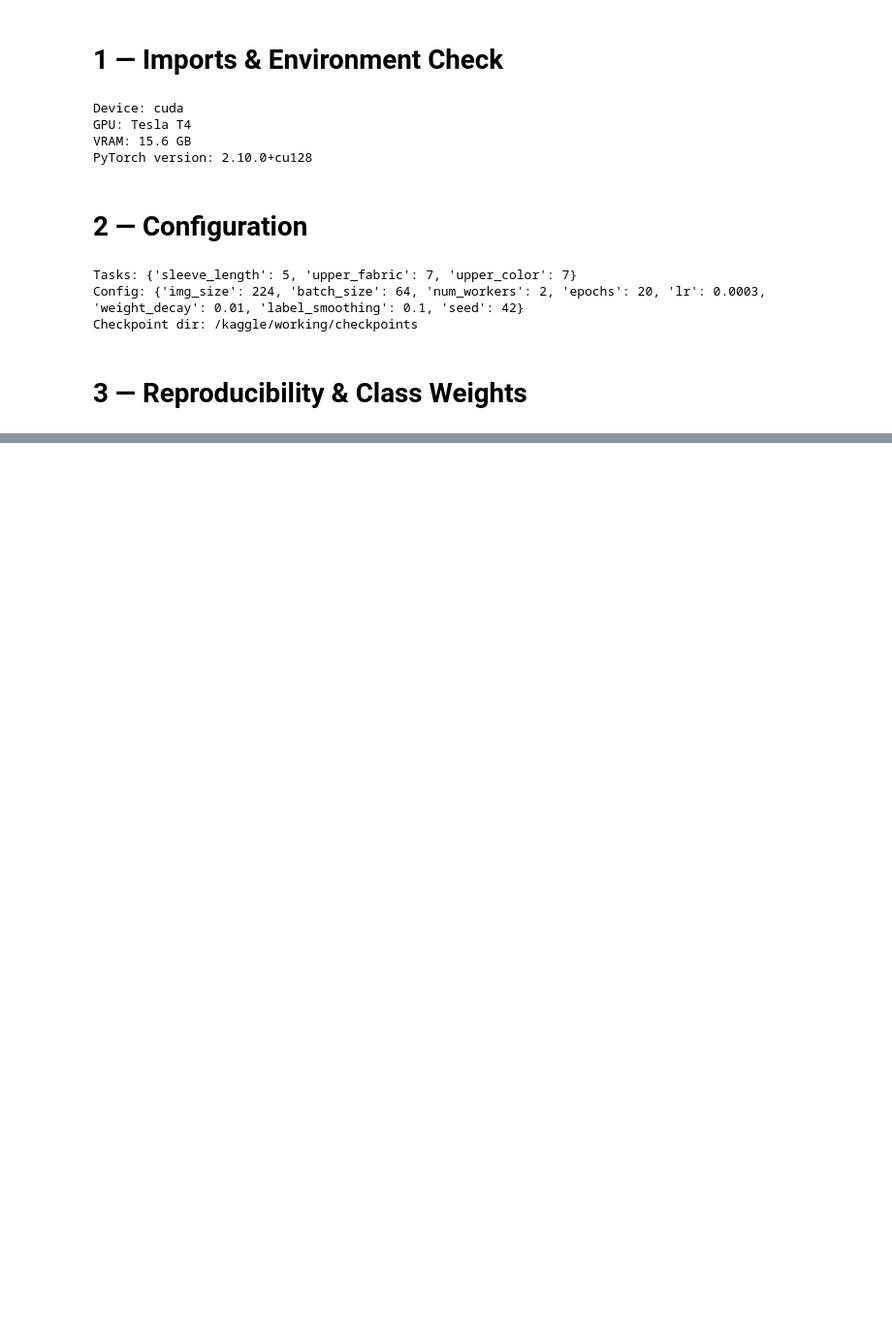
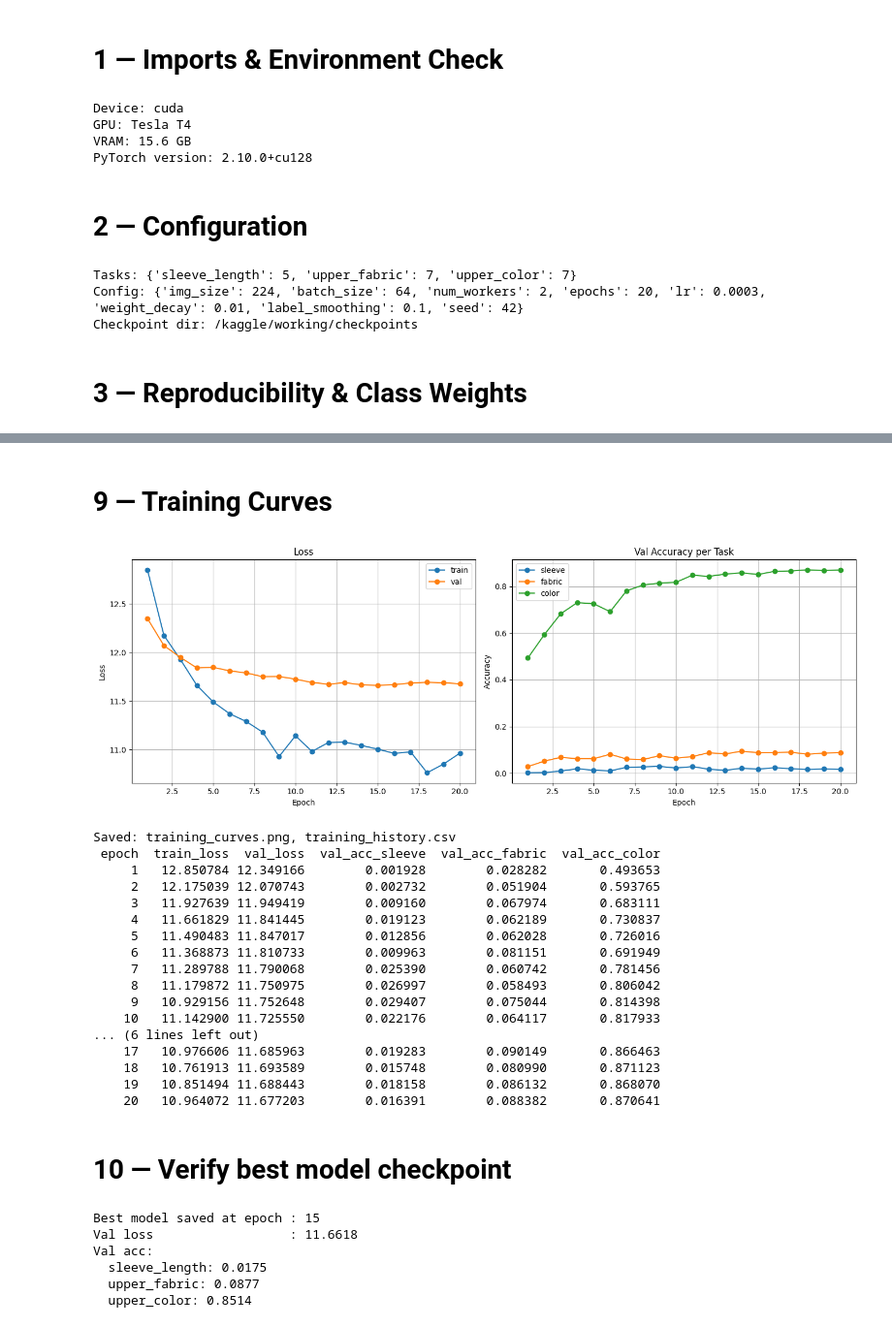
Before and after one commit to miguell-14/2026-ei-aoopii-b27, a Jupyter notebook: notebooks/03-model-architecture-and-training.ipynb, the cells around one changed output, grey strips where cells are left out. Shown at 97% size. Drawn from its saved outputs; the diff is of its cells as text; code cells hidden in the pictures; blank space fills up the shorter version.

Commit message:
add notebook 03 - model architecture and training complete

```diff
--- a/notebooks/03-model-architecture-and-training.ipynb
+++ b/notebooks/03-model-architecture-and-training.ipynb
@@ -32,7 +32,7 @@ PyTorch version: 2.10.0+cu128
 # 2 — Configuration
 # %%
 # ── Paths ──────────────────────────────────────────────────────────────────
-DATA_DIR  = Path("/kaggle/working")          # where train/val/test CSVs live
+DATA_DIR = Path("/kaggle/input/notebooks/miguelmirandar/02-data-preparation")          # where train/val/test CSVs live
 IMAGE_DIR = Path("/kaggle/input/datasets/miguelmirandar/deepfashion-multimodal/images/images")
 CKPT_DIR  = Path("/kaggle/working/checkpoints")
 CKPT_DIR.mkdir(parents=True, exist_ok=True)
@@ -90,0 +492,70 @@ FileNotFoundError: [Errno 2] No such file or directory: '/kaggle/working/class_w
+# %% [markdown]
+# 9 — Training Curves
+# %%
+df_hist = pd.DataFrame(history)
+
+fig, axes = plt.subplots(1, 2, figsize=(14, 5))
+
+# ── Loss ─────────────────────────────────────────────────────────────────────
+axes[0].plot(df_hist["epoch"], df_hist["train_loss"], label="train", marker="o")
+axes[0].plot(df_hist["epoch"], df_hist["val_loss"],   label="val",   marker="o")
+axes[0].set_title("Loss")
+axes[0].set_xlabel("Epoch")
+axes[0].set_ylabel("Loss")
+axes[0].legend()
+axes[0].grid(True)
+
+# ── Accuracy per task ─────────────────────────────────────────────────────────
+axes[1].plot(df_hist["epoch"], df_hist["val_acc_sleeve"], label="sleeve", marker="o")
+axes[1].plot(df_hist["epoch"], df_hist["val_acc_fabric"], label="fabric", marker="o")
+axes[1].plot(df_hist["epoch"], df_hist["val_acc_color"],  label="color",  marker="o")
+axes[1].set_title("Val Accuracy per Task")
+axes[1].set_xlabel("Epoch")
+axes[1].set_ylabel("Accuracy")
+axes[1].legend()
+axes[1].grid(True)
+
+plt.tight_layout()
+plt.savefig("/kaggle/working/training_curves.png", dpi=150)
+plt.show()
+
+# Save history to CSV
+df_hist.to_csv("/kaggle/working/training_history.csv", index=False)
+print("Saved: training_curves.png, training_history.csv")
+print(df_hist[["epoch","train_loss","val_loss","val_acc_sleeve","val_acc_fabric","val_acc_color"]].to_string(index=False))
+# %% [output]
+[figure, added]
+Saved: training_curves.png, training_history.csv
+ epoch  train_loss  val_loss  val_acc_sleeve  val_acc_fabric  val_acc_color
+     1   12.850784 12.349166        0.001928        0.028282       0.493653
+     2   12.175039 12.070743        0.002732        0.051904       0.593765
+     3   11.927639 11.949419        0.009160        0.067974       0.683111
+     4   11.661829 11.841445        0.019123        0.062189       0.730837
+     5   11.490483 11.847017        0.012856        0.062028       0.726016
+     6   11.368873 11.810733        0.009963        0.081151       0.691949
+     7   11.289788 11.790068        0.025390        0.060742       0.781456
+     8   11.179872 11.750975        0.026997        0.058493       0.806042
+     9   10.929156 11.752648        0.029407        0.075044       0.814398
+    10   11.142900 11.725550        0.022176        0.064117       0.817933
+... (6 lines left out)
+    17   10.976606 11.685963        0.019283        0.090149       0.866463
+    18   10.761913 11.693589        0.015748        0.080990       0.871123
+    19   10.851494 11.688443        0.018158        0.086132       0.868070
+    20   10.964072 11.677203        0.016391        0.088382       0.870641
+# %% [markdown]
+# 10 — Verify best model checkpoint
+# %%
+checkpoint = torch.load(CKPT_DIR / "best_model.pt", map_location=device)
+
+print(f"Best model saved at epoch : {checkpoint['epoch']}")
+print(f"Val loss                  : {checkpoint['val_loss']:.4f}")
+print("Val acc:")
+for task, acc in checkpoint["val_acc"].items():
+    print(f"  {task}: {acc:.4f}")
+# %% [output]
+Best model saved at epoch : 15
+Val loss                  : 11.6618
+Val acc:
+  sleeve_length: 0.0175
+  upper_fabric: 0.0877
+  upper_color: 0.8514
```
Also changed, not shown: parts of 11 cells of this notebook.
